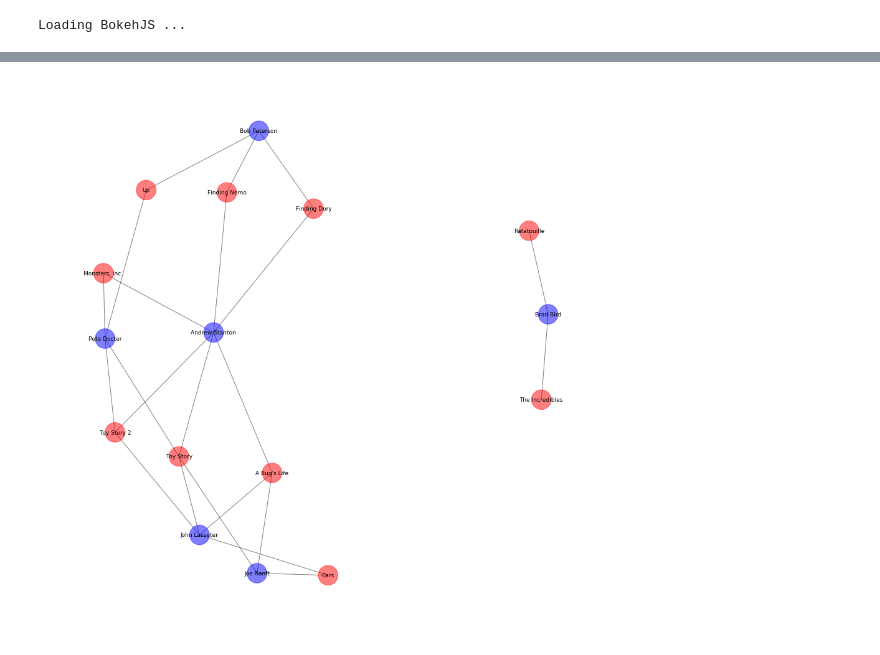
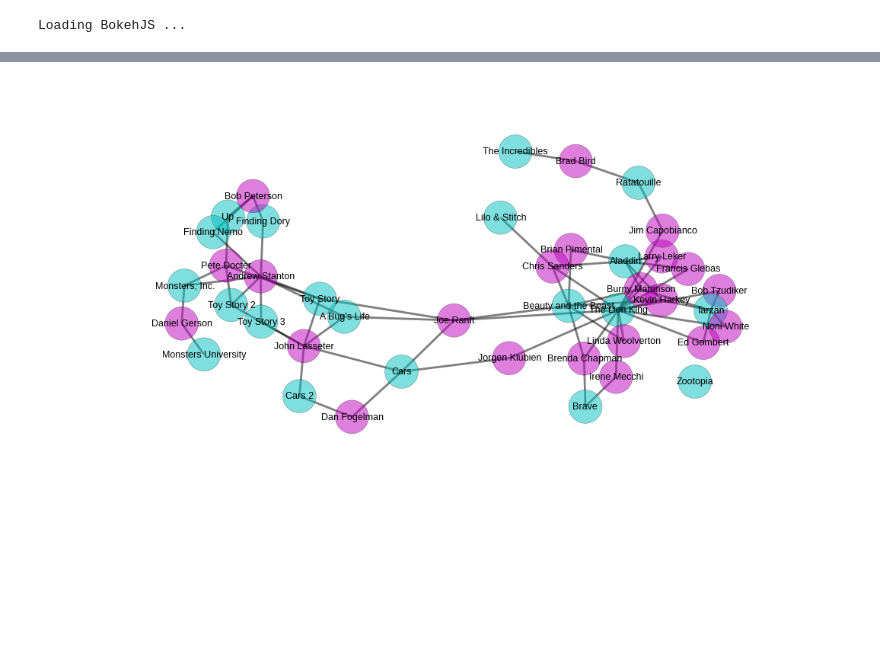
Before and after one commit to irenium/IMDB_scraping, a Jupyter notebook: Bokeh Plots.ipynb, the cells around one changed output, grey strips where cells are left out. Saved outputs shown, nothing was run; the diff lists cells and outputs as text; code cells hidden in the pictures; blank space fills up the shorter version.

Commit message:
moved networkx code from ipython to plot_movies

```diff
--- a/Bokeh Plots.ipynb
+++ b/Bokeh Plots.ipynb
@@ -57,17 +13,12 @@ for movie in movie_dicts:
-# %%
-ratio = []
-for idx, val in enumerate(animators):
-    if val == 0:
-        ratio.append(0)
-    else:
-        ratio.append(float(visual_effects[idx])/val)
 # %%
-movie_df = pd.DataFrame({'title': title, 'Studio': studio, 'rating': rating, 'num_ratings': num_ratings,
-                         'gross': gross, 'ratio': ratio, 'writers': writers})
+movie_df = plot_movies.format_data()
 index_by_gross = movie_df.set_index(["gross"])
 top50 = index_by_gross.sort_index(ascending = False).head(50)
-top50.index.name = None
+top50.index.name = "gross"
 top100 = index_by_gross.sort_index(ascending = False).head(100)
-top100.index.name = None
-studio_gross_df = pd.pivot_table(movie_df, values='gross', index=['Studio'], aggfunc=np.sum)
-studio_gross_df = studio_gross_df[studio_gross_df > 1000]
+top100.index.name = "gross"
+top500 = index_by_gross.sort_index(ascending = False).head(500)
+top500.index.name = "gross"
+top500 = top500.reset_index()
+#studio_gross_df = pd.pivot_table(movie_df, values='gross', index=['Studio'], aggfunc=np.sum)
+#studio_gross_df = studio_gross_df[studio_gross_df > 1000]
@@ -84,4 +32,4 @@ Name: gross, dtype: float64
 # %%
-pixar = top50[top50.Studio == "Pixar Animation Studios"]
-disney = top100[top100.Studio == "Walt Disney Pictures"].head(11)
-dreamworks = top100[(top100.Studio == "DreamWorks") | (top100.Studio == "DreamWorks Animation")].head(20)
+pixar = top50[top50.Studio == "Pixar Animation Studios"].reset_index()
+disney = top100[top100.Studio == "Walt Disney Pictures"].head(11).reset_index()
+dreamworks = top100[(top100.Studio == "DreamWorks") | (top100.Studio == "DreamWorks Animation")].head(20).reset_index()
@@ -181,7 +201,8 @@ pos=nx.spring_layout(G, k=0.20, scale=1.0)
 # %%
-# larger figure size
-plt.figure(3,figsize=(12,12))
-nx.draw(G, pos, node_color=get_colors(G), node_size=1000, width=1,edge_cmap=plt.cm.Blues, font_size=9, alpha = 0.5,
-        with_labels=True)
+PixDis=plot_movies.make_network_graph(pixardisney_dict, degree_to_trim=1)
+pos=nx.spring_layout(PixDis, k=0.1)
+plt.figure(3,figsize=(10,5))
+nx.draw(PixDis, pos,node_color=plot_movies.get_colors(PixDis), node_size=1000, width=2, edge_cmap=plt.cm.Blues,
+        alpha=0.5, font_size=9, with_labels=True)
 # %% [output]
-[figure, old version]
+[figure, new version]
```
Also changed, not shown: parts of 22 cells of this notebook, 3 other files.
